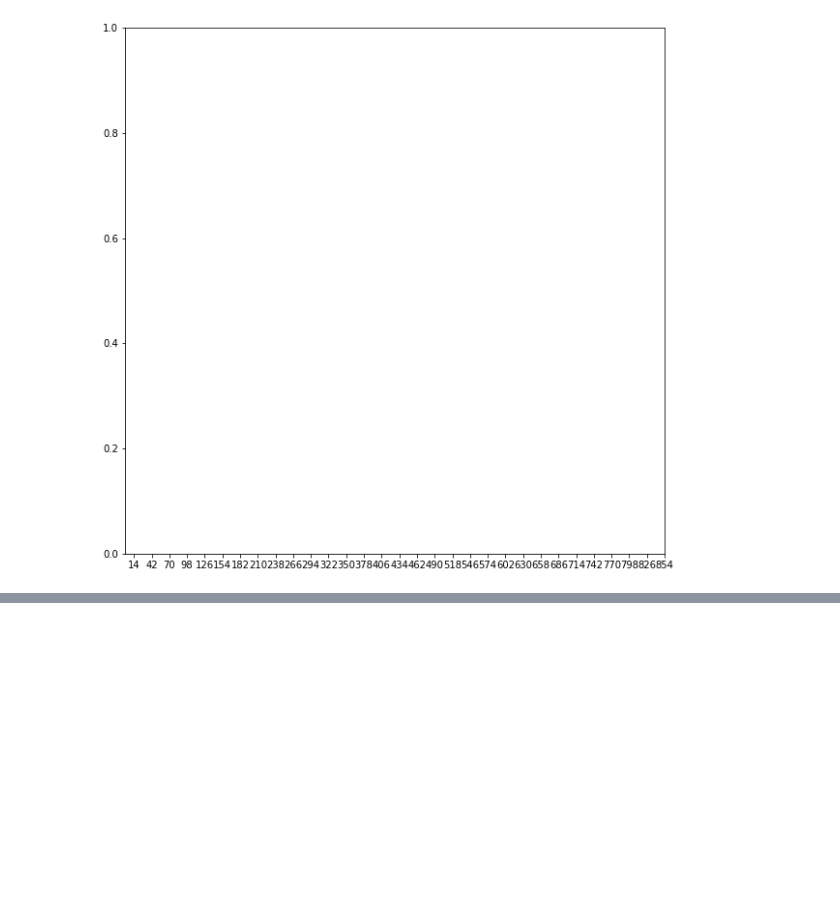
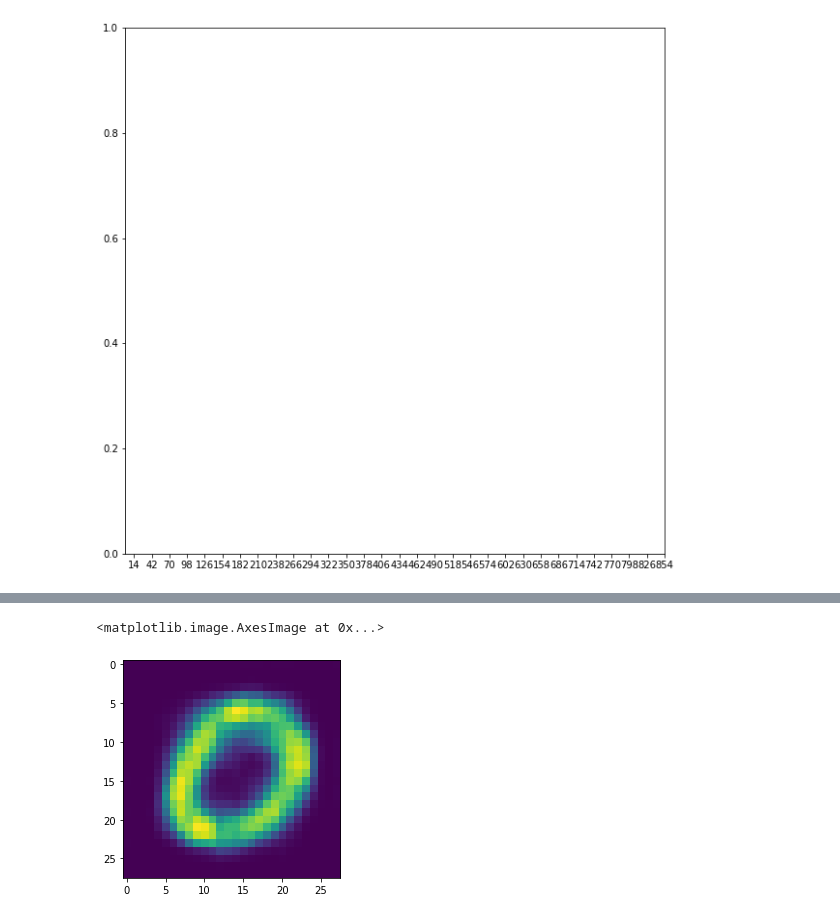
Before and after one commit to YaroslavRy/VoiceVAE, a Jupyter notebook: notebooks/ImageVAE.ipynb, the cells around one changed output, grey strips where cells are left out. Saved outputs shown, nothing was run; the diff lists cells and outputs as text; code cells hidden in the pictures; blank space fills up the shorter version.

```diff
--- a/notebooks/ImageVAE.ipynb
+++ b/notebooks/ImageVAE.ipynb
@@ -229,15 +229,10 @@ Trainable params: 134,165
 Non-trainable params: 0
 __________________________________________________________________________________________________
 # %%
-if load_weights:
-    vae = vae.load_weights(args.weights)
-else:
-    # train the autoencoder
-    vae.fit(x_train,
-            epochs=epochs,
-            batch_size=batch_size,
-            validation_data=(x_test, None))
-    vae.save_weights('vae_cnn_mnist.h5')
+vae.fit(x_train,
+        epochs=epochs,
+        batch_size=batch_size,
+        validation_data=(x_test, None))
 # %% [output]
 Epoch 1/30
 313/313 [==============================] - 9s 28ms/step - loss: 85.6508 - val_loss: 49.7185
@@ -255,0 +256,5 @@ ValueError: The number of FixedLocator locations (31), usually from a call to se
+# %%
+plt.imshow(vae.predict(x_test)[10])
+# %% [output]
+<matplotlib.image.AxesImage at 0x...>
+[figure, added]
```
Also changed, not shown: parts of 1 cell of this notebook, 8 other files.
